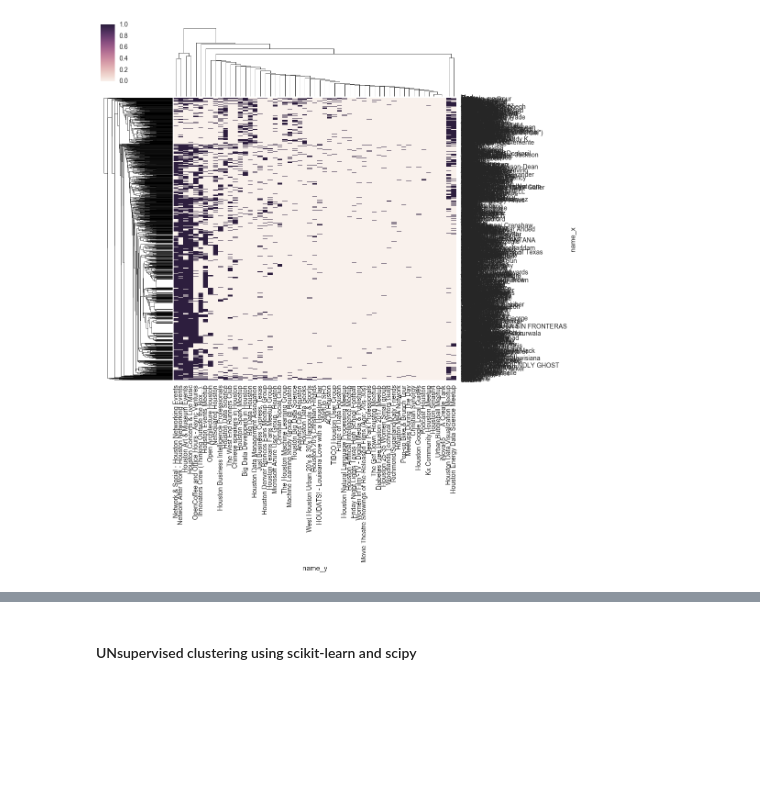
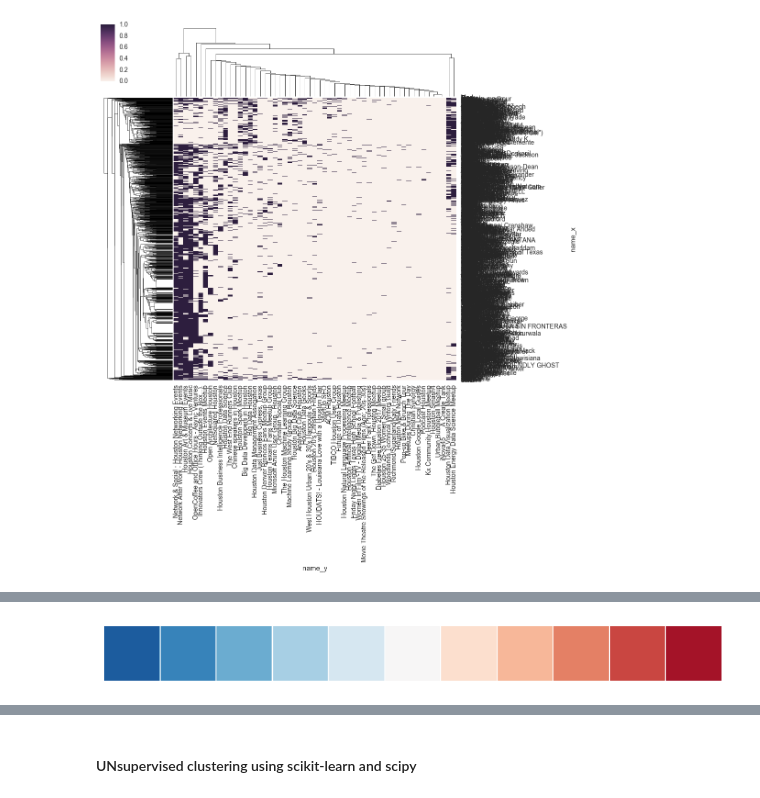
Before and after one commit to gtg269c/Datavis_jam_jan2017, a Jupyter notebook: Datavis_Jam_01172017.ipynb, the cells around one changed output, grey strips where cells are left out. Saved outputs shown, nothing was run; the diff lists cells and outputs as text; code cells hidden in the pictures; blank space fills up the shorter version.

```diff
--- a/Datavis_Jam_01172017.ipynb
+++ b/Datavis_Jam_01172017.ipynb
@@ -196,0 +236,4 @@ plt.show()
+# %%
+sns.palplot(sns.color_palette("RdBu_r", 11))
+# %% [output]
+[figure, added]
```
Also changed, not shown: parts of 19 cells of this notebook.
